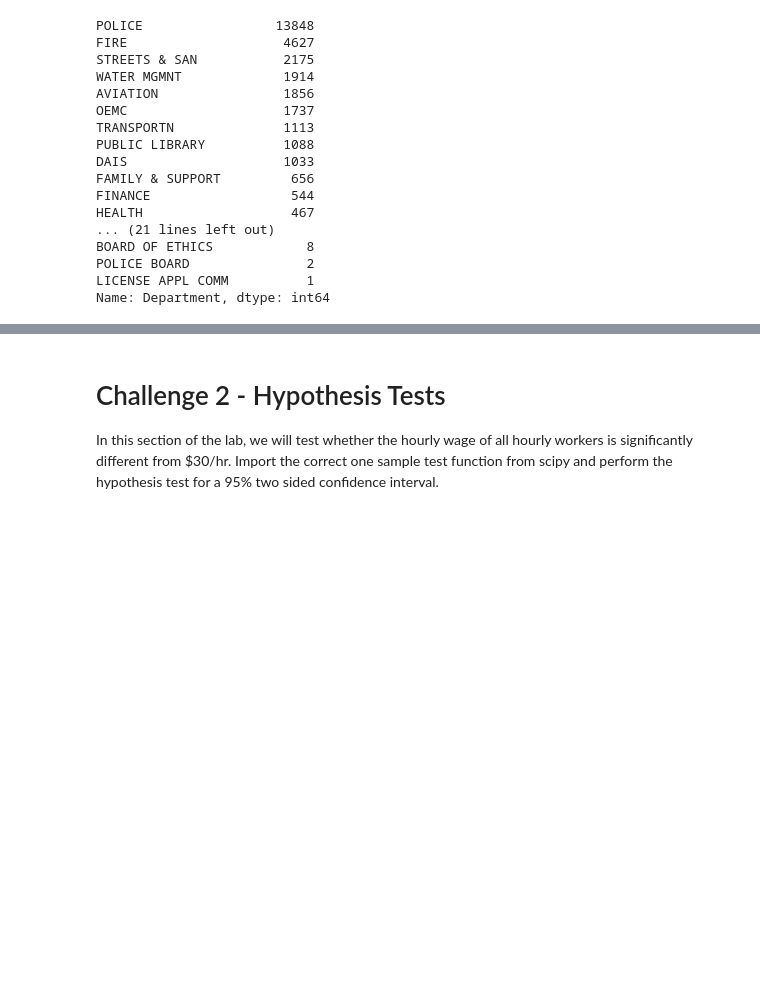
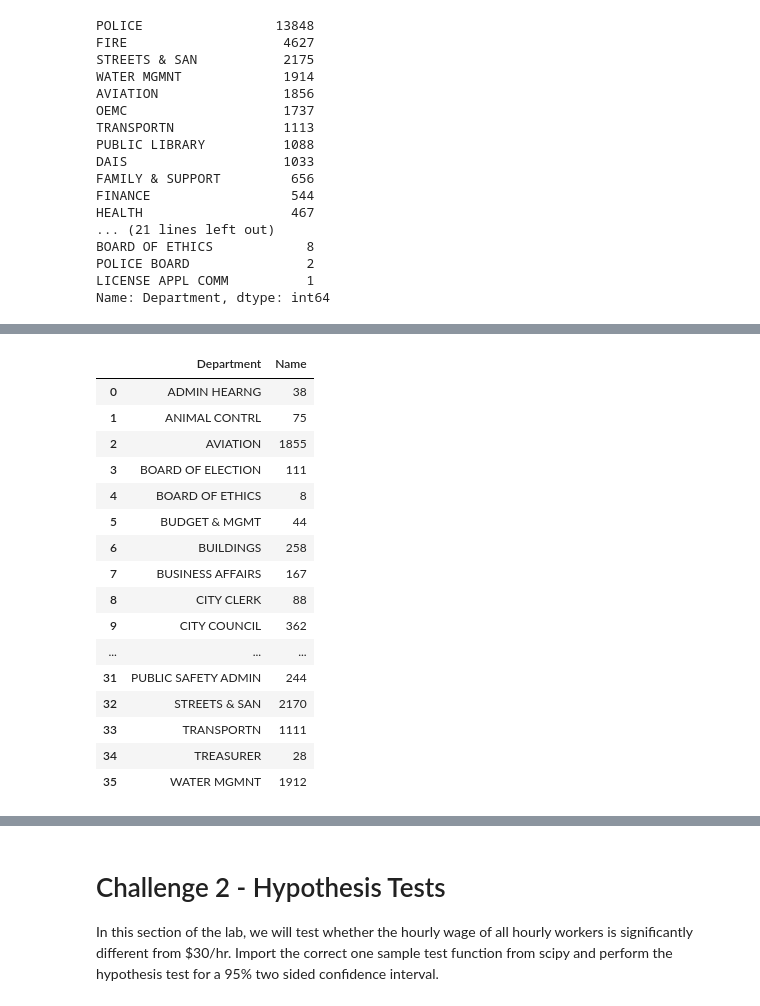
Before and after one commit to Alexej2022/Hypothesis_Testing, a Jupyter notebook: hypothesis,2.13.12.22.ipynb, the cells around one changed output, grey strips where cells are left out. Cells and saved outputs as stored; diff of their text form; code cells hidden in the pictures; blank space fills up the shorter version.

```diff
--- a/hypothesis,2.13.12.22.ipynb
+++ b/hypothesis,2.13.12.22.ipynb
@@ -160,3 +213,21 @@ Name: Department, dtype: int64
 # %%
-# # Your code here:
-# data.pivot_table(index=['department'], values=['name'], aggfunc=({'name':pd.Series.nunique})).reset_index()
+# Your code here:
+data.pivot_table(index=['Department'], values=['Name'], aggfunc=({'Name':pd.Series.nunique})).reset_index()
+# %% [output]
+|  | Department | Name |
+| 0 | ADMIN HEARNG | 38 |
+| 1 | ANIMAL CONTRL | 75 |
+| 2 | AVIATION | 1855 |
+| 3 | BOARD OF ELECTION | 111 |
+| 4 | BOARD OF ETHICS | 8 |
+| 5 | BUDGET & MGMT | 44 |
+| 6 | BUILDINGS | 258 |
+| 7 | BUSINESS AFFAIRS | 167 |
+| 8 | CITY CLERK | 88 |
+| 9 | CITY COUNCIL | 362 |
+| ... | ... | ... |
+| 31 | PUBLIC SAFETY ADMIN | 244 |
+| 32 | STREETS & SAN | 2170 |
+| 33 | TRANSPORTN | 1111 |
+| 34 | TREASURER | 28 |
+| 35 | WATER MGMNT | 1912 |
```
Also changed, not shown: parts of 36 cells of this notebook, 2 other files.
